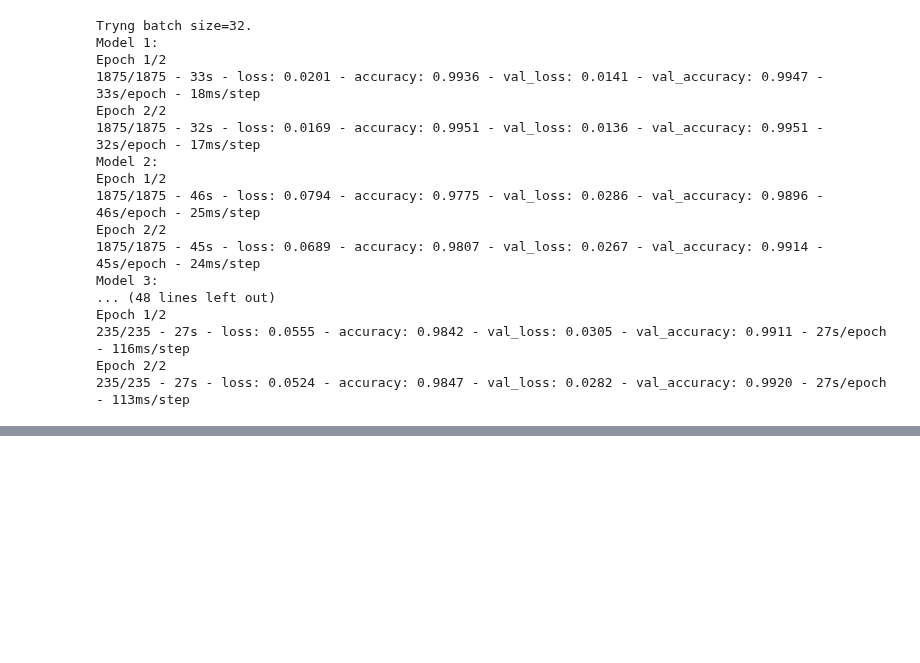
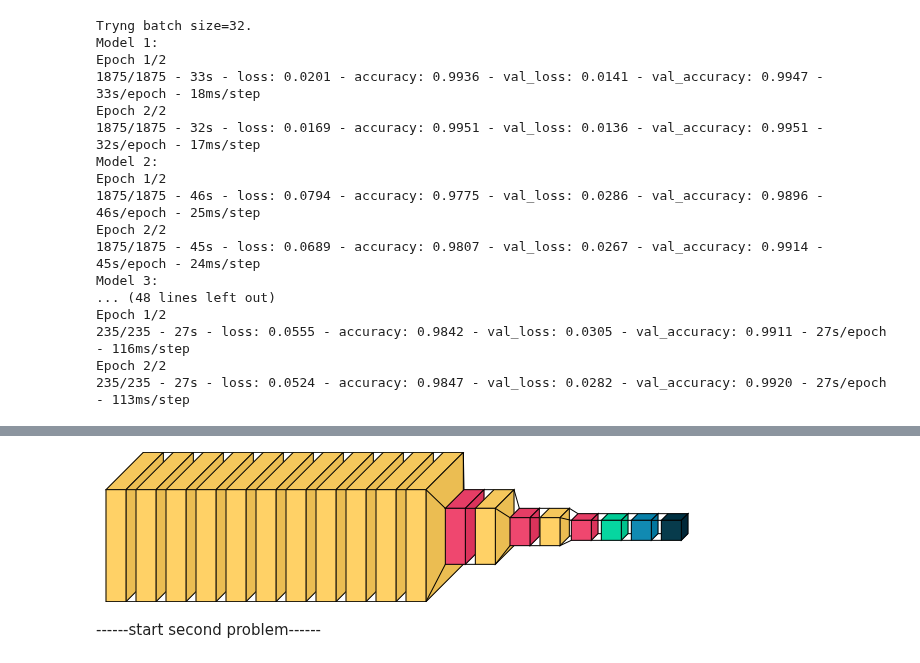
Before and after one commit to BorisOskolkov/MLcourse, a Jupyter notebook: asng03/A03_task.ipynb, the cells around one changed output, grey strips where cells are left out. Drawn from its saved outputs; the diff is of its cells as text; code cells hidden in the pictures; blank space fills up the shorter version.

```diff
--- a/asng03/A03_task.ipynb
+++ b/asng03/A03_task.ipynb
@@ -235,0 +255,6 @@ Epoch 2/2
+# %%
+visualkeras.layered_view(model3)
+# %% [output]
+[figure, added]
+# %% [markdown]
+------start second problem------
```
Also changed, not shown: parts of 11 cells of this notebook.
